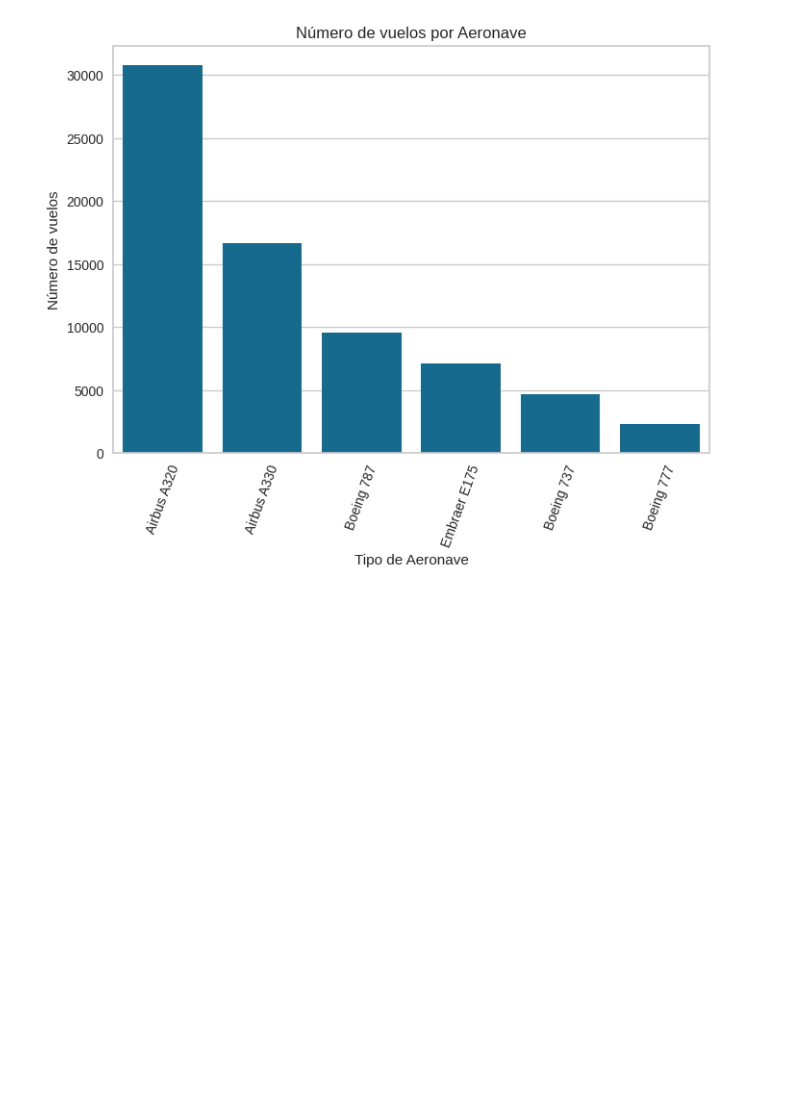
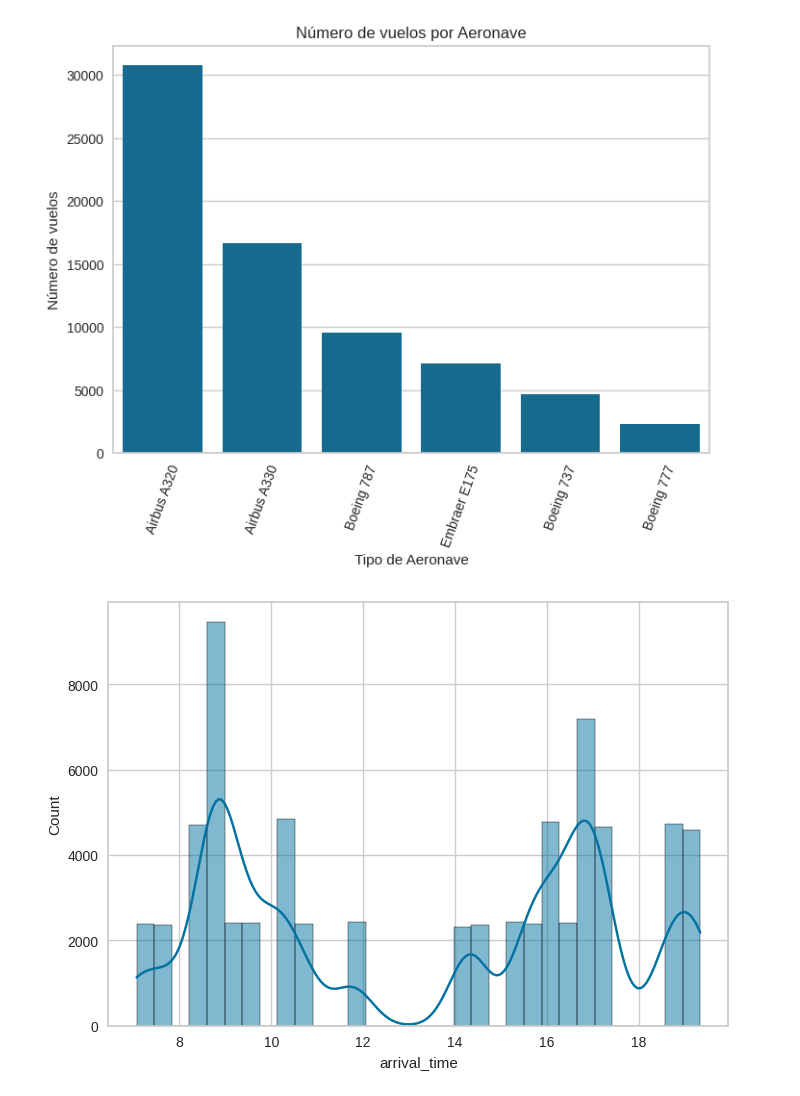
Before and after one commit to r2x4/machine_alura_oracle, a Jupyter notebook: analisi_datos_IA/datos_AI.ipynb, the cells around one changed output. Cells and saved outputs as stored; diff of their text form; code cells hidden in the pictures; blank space fills up the shorter version.

```diff
--- a/analisi_datos_IA/datos_AI.ipynb
+++ b/analisi_datos_IA/datos_AI.ipynb
@@ -158,3 +158,9 @@ plt.ylabel('Número de vuelos')
 plt.show()
 # %% [output]
 [figure]
+# %%
+# histograma
+sns.histplot(data=datos, x='arrival_time', kde=True)
+plt.show()
+# %% [output]
+[figure, added]
```
Also changed, not shown: parts of 3 cells of this notebook.
